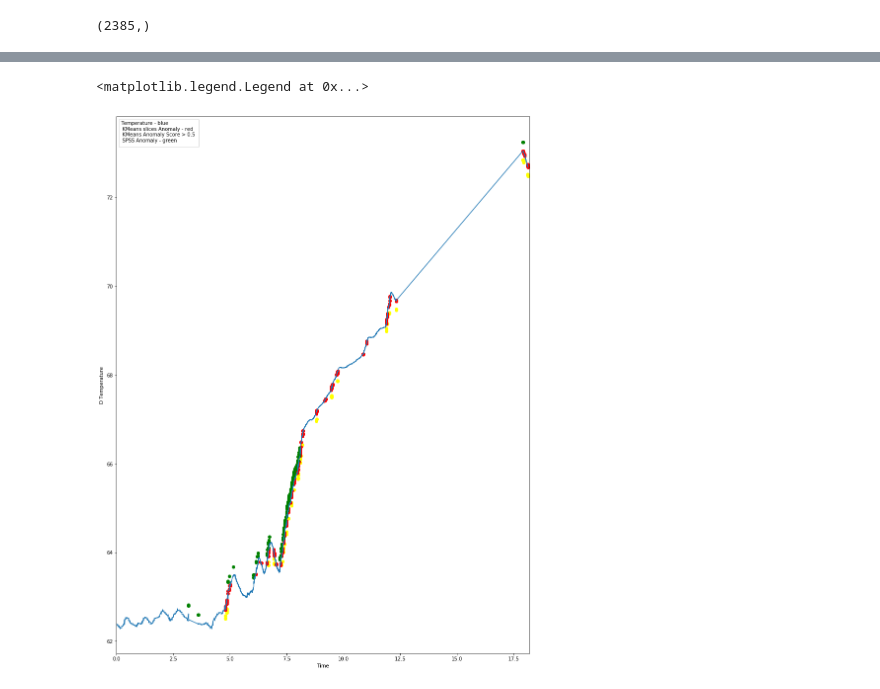
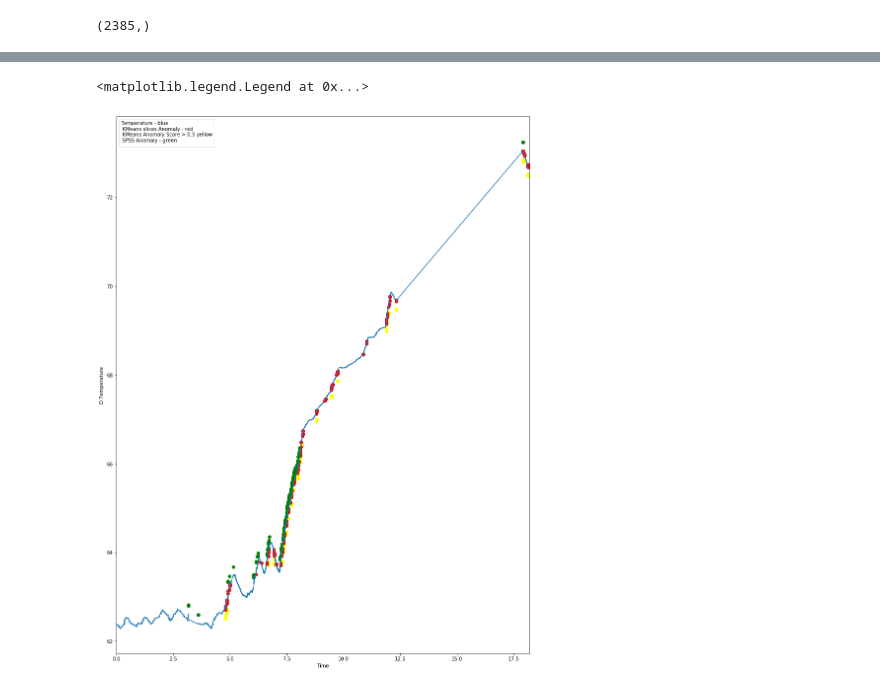
Before and after one commit to sedgewickmm18/mmfunctions, a Jupyter notebook: AnomalyLauren.ipynb, the cells around one changed output, grey strips where cells are left out. Cells and saved outputs as stored; diff of their text form; code cells hidden in the pictures.

```diff
--- a/AnomalyLauren.ipynb
+++ b/AnomalyLauren.ipynb
@@ -353,5 +337,5 @@ ax.scatter(temp_dt[6:2391], spss_dvt[6:2391]+0.2, color='green')
 ax.set_xlim(0, 18.2)
 ax.set_xlabel('Time')
 ax.set_ylabel('D Temperature')
-ax.legend(title='Temperature - blue\n KMeans slices Anomaly - red \n KMeans Anomaly Score > 0.5 \n SPSS Anomaly - green')
+ax.legend(title='Temperature - blue\n KMeans slices Anomaly - red \n KMeans Anomaly Score > 0.5 yellow\n SPSS Anomaly - green')
 # %% [output]
@@ -359,2 +343,2 @@ ax.legend(title='Temperature - blue\n KMeans slices Anomaly - red \n KMeans Anom
 <matplotlib.legend.Legend at 0x...>
-[figure, old version]
+[figure, new version]
```
Also changed, not shown: parts of 8 cells of this notebook.
